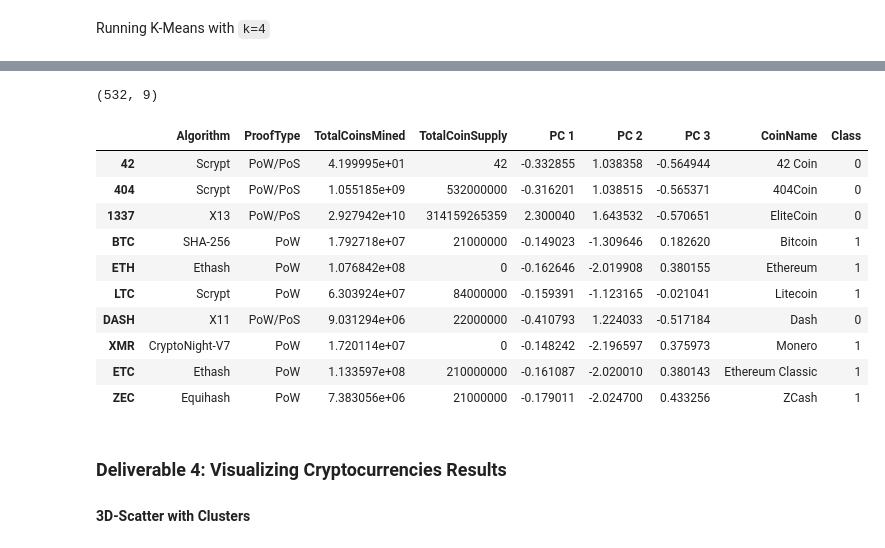
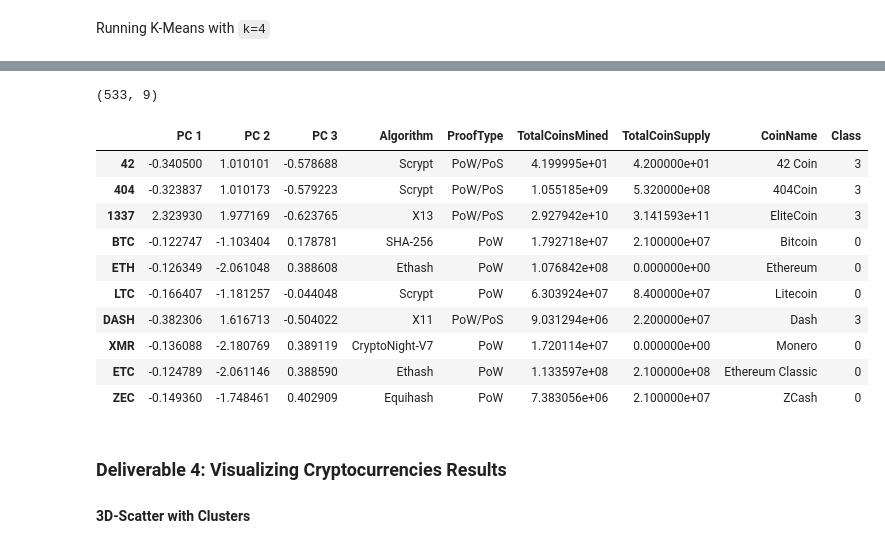
Before and after one commit to Lavernus/Cryptocurrencies, a Jupyter notebook: crypto_clustering.ipynb, the cells around one changed output, grey strips where cells are left out. Cells and saved outputs as stored; diff of their text form; code cells hidden in the pictures.

Commit message:
Reduced dimensions and clustered using k-means

```diff
--- a/crypto_clustering.ipynb
+++ b/crypto_clustering.ipynb
@@ -172,5 +172,7 @@ print(X_scaled[0:5])
 ### Deliverable 2: Reducing Data Dimensions Using PCA
 # %%
 # Using PCA to reduce dimension to three principal components.
-# YOUR CODE HERE
+pca = PCA(n_components=3)
+X_pca=pca.fit_transform(X_scaled)
+X_pca
 # %% [output]
@@ -184,4 +186,5 @@ array([[-0.33285464,  1.0383583 , -0.56494435],
 # %%
 # Create a DataFrame with the three principal components.
-# YOUR CODE HERE
+pcs_df = pd.DataFrame(X_pca, columns=["PC 1", "PC 2", "PC 3"], index=crypto_df.index)
+pcs_df
 # %% [output]
@@ -208,0 +208,13 @@ array([[-0.33285464,  1.0383583 , -0.56494435],
+# %%
+# Create an elbow curve to find the best value for K.
+inertia = []
+k = list(range(1, 11))
+
+# Calculate the inertia for the range of K values
+for i in k:
+    km = KMeans(n_clusters=i, random_state=0)
+    km.fit(pcs_df)
+    inertia.append(km.inertia_)
+elbow_data = {'k': k, 'inertia': inertia}
+df_elbow = pd.DataFrame(elbow_data)
+df_elbow.hvplot.line(x='k', y='inertia', xticks=k, title='Elbow Curve')
@@ -237,0 +225,10 @@ array([0, 0, 0, 1, 1, 1, 0, 1, 1, 1, 0, 1, 0, 0, 1, 0, 1, 1, 0, 0, 1, 1,
+# %%
+# Initialize the k-means model
+model = KMeans(n_clusters=4, random_state=0)
+
+# Fit the model
+model.fit(pcs_df)
+
+# Predict clusters
+predictions = model.predict(pcs_df)
+predictions
@@ -238,30 +253,30 @@ array([0, 0, 0, 1, 1, 1, 0, 1, 1, 1, 0, 1, 0, 0, 1, 0, 1, 1, 0, 0, 1, 1,
 # %%
 # Create a new DataFrame including predicted clusters and cryptocurrencies features.
 # Concatentate the crypto_df and pcs_df DataFrames on the same columns.
-# YOUR CODE HERE
+clustered_df = pd.concat([pcs_df, crypto_df], axis=1)
 
 #  Add a new column, "CoinName" to the clustered_df DataFrame that holds the names of the cryptocurrencies.
-# YOUR CODE HERE
+clustered_df['CoinName']=coin_names_df['CoinName']
 
 #  Add a new column, "Class" to the clustered_df DataFrame that holds the predictions.
-# YOUR CODE HERE
+clustered_df['Class']=model.labels_
 
 # Print the shape of the clustered_df
 print(clustered_df.shape)
 clustered_df.head(10)
 # %% [output]
-(532, 9)
+(533, 9)
-|  | Algorithm | ProofType | TotalCoinsMined | TotalCoinSupply | PC 1 | PC 2 | PC 3 | CoinName | Class |
-| 42 | Scrypt | PoW/PoS | 4.199995e+01 | 42 | -0.332855 | 1.038358 | -0.564944 | 42 Coin | 0 |
-| 404 | Scrypt | PoW/PoS | 1.055185e+09 | 532000000 | -0.316201 | 1.038515 | -0.565371 | 404Coin | 0 |
-| 1337 | X13 | PoW/PoS | 2.927942e+10 | 314159265359 | 2.300040 | 1.643532 | -0.570651 | EliteCoin | 0 |
-| BTC | SHA-256 | PoW | 1.792718e+07 | 21000000 | -0.149023 | -1.309646 | 0.182620 | Bitcoin | 1 |
-| ETH | Ethash | PoW | 1.076842e+08 | 0 | -0.162646 | -2.019908 | 0.380155 | Ethereum | 1 |
-| LTC | Scrypt | PoW | 6.303924e+07 | 84000000 | -0.159391 | -1.123165 | -0.021041 | Litecoin | 1 |
-| DASH | X11 | PoW/PoS | 9.031294e+06 | 22000000 | -0.410793 | 1.224033 | -0.517184 | Dash | 0 |
-| XMR | CryptoNight-V7 | PoW | 1.720114e+07 | 0 | -0.148242 | -2.196597 | 0.375973 | Monero | 1 |
-| ETC | Ethash | PoW | 1.133597e+08 | 210000000 | -0.161087 | -2.020010 | 0.380143 | Ethereum Classic | 1 |
-| ZEC | Equihash | PoW | 7.383056e+06 | 21000000 | -0.179011 | -2.024700 | 0.433256 | ZCash | 1 |
+|  | PC 1 | PC 2 | PC 3 | Algorithm | ProofType | TotalCoinsMined | TotalCoinSupply | CoinName | Class |
+| 42 | -0.340500 | 1.010101 | -0.578688 | Scrypt | PoW/PoS | 4.199995e+01 | 4.200000e+01 | 42 Coin | 3 |
+| 404 | -0.323837 | 1.010173 | -0.579223 | Scrypt | PoW/PoS | 1.055185e+09 | 5.320000e+08 | 404Coin | 3 |
+| 1337 | 2.323930 | 1.977169 | -0.623765 | X13 | PoW/PoS | 2.927942e+10 | 3.141593e+11 | EliteCoin | 3 |
+| BTC | -0.122747 | -1.103404 | 0.178781 | SHA-256 | PoW | 1.792718e+07 | 2.100000e+07 | Bitcoin | 0 |
+| ETH | -0.126349 | -2.061048 | 0.388608 | Ethash | PoW | 1.076842e+08 | 0.000000e+00 | Ethereum | 0 |
+| LTC | -0.166407 | -1.181257 | -0.044048 | Scrypt | PoW | 6.303924e+07 | 8.400000e+07 | Litecoin | 0 |
+| DASH | -0.382306 | 1.616713 | -0.504022 | X11 | PoW/PoS | 9.031294e+06 | 2.200000e+07 | Dash | 3 |
+| XMR | -0.136088 | -2.180769 | 0.389119 | CryptoNight-V7 | PoW | 1.720114e+07 | 0.000000e+00 | Monero | 0 |
+| ETC | -0.124789 | -2.061146 | 0.388590 | Ethash | PoW | 1.133597e+08 | 2.100000e+08 | Ethereum Classic | 0 |
+| ZEC | -0.149360 | -1.748461 | 0.402909 | Equihash | PoW | 7.383056e+06 | 2.100000e+07 | ZCash | 0 |
 # %% [markdown]
 ### Deliverable 4: Visualizing Cryptocurrencies Results
 
```
Also changed, not shown: parts of 6 cells of this notebook.
